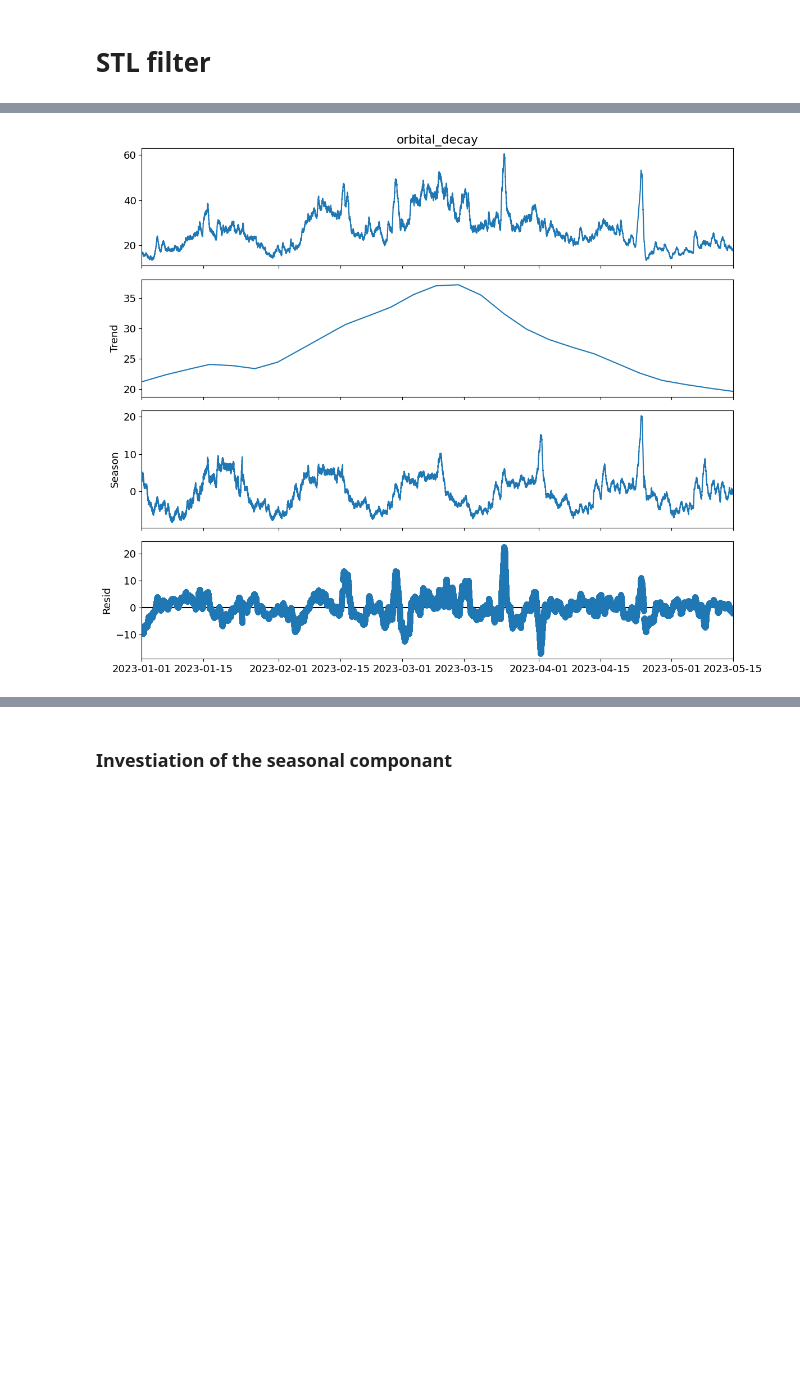
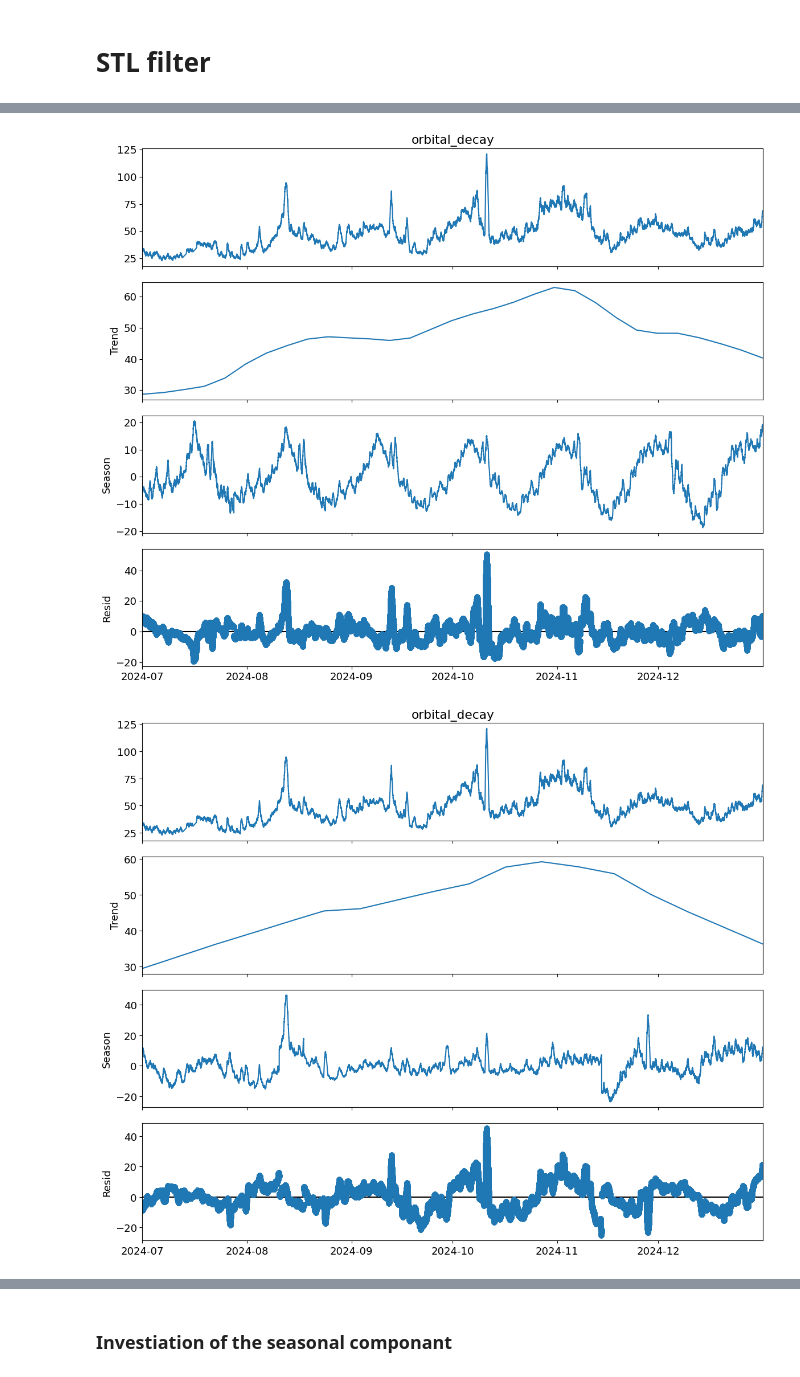
Before and after one commit to David-Student-Bern/MT, a Jupyter notebook: Analysis/Orbital_Decay/Trend_Removal/STL_filter.ipynb, the cells around one changed output, grey strips where cells are left out. Cells and saved outputs as stored; diff of their text form; code cells hidden in the pictures; blank space fills up the shorter version.

Commit message:
added STL analysis for subsets

```diff
--- a/Analysis/Orbital_Decay/Trend_Removal/STL_filter.ipynb
+++ b/Analysis/Orbital_Decay/Trend_Removal/STL_filter.ipynb
@@ -32,14 +34,14 @@ Lets have a look at the raw data:
 from utils.plot_loader import plot_orbital_decay
 
 # =========================== Input ===================================
-start_date = '2023-01-01 00:00:00'
-end_date = '2023-05-15 00:00:00'
+start_date = '2024-07-01 00:00:00'
+end_date = '2025-01-01 00:00:00'
 # start_date = pd.to_datetime(GFOC_data['time'].iloc[0])
 # end_date = pd.to_datetime(GFOC_data['time'].iloc[-1]) #removed gap by ignoring the last 4321 values (for csv)
 
 # Add an option for monthly, daily, or hourly ticks
 tick_interval = 'monthly'  # Change to 'monthly', 'daily', or 'hourly'
-tick_step = 2  # Step for the ticks (e.g., every month =1, every 2 months = 2, etc)
+tick_step = 1  # Step for the ticks (e.g., every month =1, every 2 months = 2, etc)
 
 Flags = False
 
@@ -52,6 +54,7 @@ plot_orbital_decay(GFOC_data, None, start_date, end_date, tick_interval, tick_st
 from statsmodels.tsa.seasonal import STL
 
 # Use time as index for y
+GFOC_subset = GFOC_data[(GFOC_data['time'] >= start_date) & (GFOC_data['time'] <= end_date)].copy()
 y = GFOC_subset[['time', 'orbital_decay']].copy()
 y['time'] = pd.to_datetime(y['time'], format='%Y-%m-%d %H:%M:%S')
 y.set_index('time', inplace=True)
@@ -59,26 +62,35 @@ y.set_index('time', inplace=True)
 
 # performance
 # period = 12672 # 4.40 days
-period = int(22.77 * 24 * 60 * 3) # 1: 22.77 days, 2:
-print(f"using a period of {period/180} hours")
-seasonal = 100 * period + ((period % 2) == 0)  # Ensure odd
-low_pass_jump = seasonal_jump = int(0.15 * (period + 1))
-trend_jump = int(0.15 * 1.5 * (period + 1))
+days_S1 = [23.02, 28.68, 47.50, 14.38, 3.93, 5.19, 8.34, 12.06, 6.01, 7.61]
+days_S2 = [62.66, 47.85, 31.08, 23.81, 5.57, 13.51, 5.82, 7.95, 6.20, 5.28]
+days_S3 = [24.10, 28.16, 32.40, 21.23, 8.11, 57.01, 8.50, 6.78, 19.24, 16.58]
+days_S4 = [27.13, 47.81, 7.41, 11.45, 3.99, 22.06, 15.01, 6.36, 16.91, 8.40]
+for idx, day in enumerate(days_S4):
+    period = int(day * 24 * 60 * 3) # 1: 22.77 days, 2:
+    print(f"using a period of {period/(180*24)} days")
+    seasonal = 100 * period + ((100*period % 2) == 0)  # Ensure odd
+    low_pass_jump = seasonal_jump = int(0.15 * (period + 1))
+    trend_jump = int(0.15 * 1.5 * (period + 1))
 
 
-mod = STL(
-    y['orbital_decay'],
-    period=period,
-    seasonal=seasonal,
-    seasonal_jump=seasonal_jump,
-    trend_jump=trend_jump,
-    low_pass_jump=low_pass_jump,
-)
-%timeit mod.fit()
-res = mod.fit()
+    mod = STL(
+        y['orbital_decay'],
+        period=period,
+        seasonal=seasonal,
+        seasonal_jump=seasonal_jump,
+        trend_jump=trend_jump,
+        low_pass_jump=low_pass_jump,
+    )
+    %timeit mod.fit()
+    res = mod.fit()
 
-# plot
-plt.rc("figure", figsize=(12, 10))
-plt.rc("font", size=13)
-fig = res.plot()
+    # plot
+    plt.rc("figure", figsize=(12, 10))
+    plt.rc("font", size=13)
+    fig = res.plot()
+    # save the figure and save the day with two decimal places separated by 'p'
+    day_save = str(day).replace('.', 'p')
+    file_name = f'Analysis/Orbital_Decay/plots/STL_S4_{idx}_{day_save}.png'
+    fig.savefig(find_repo_root()  / Path(file_name), dpi=300)
 # %% [output]
@@ -87 +117,2 @@ using a period of 546.4777777777778 hours
-[figure, old version]
+[figure, new version]
+[figure, added]
```
Also changed, not shown: parts of 4 cells of this notebook, 45 other files.
